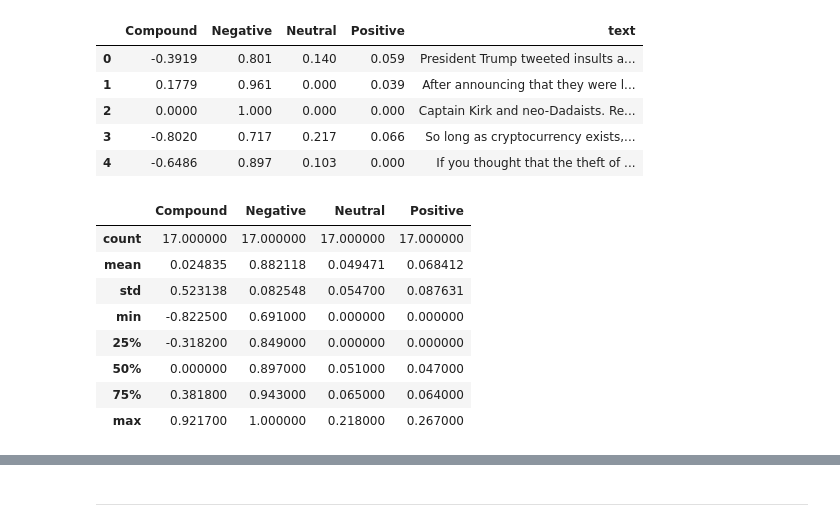
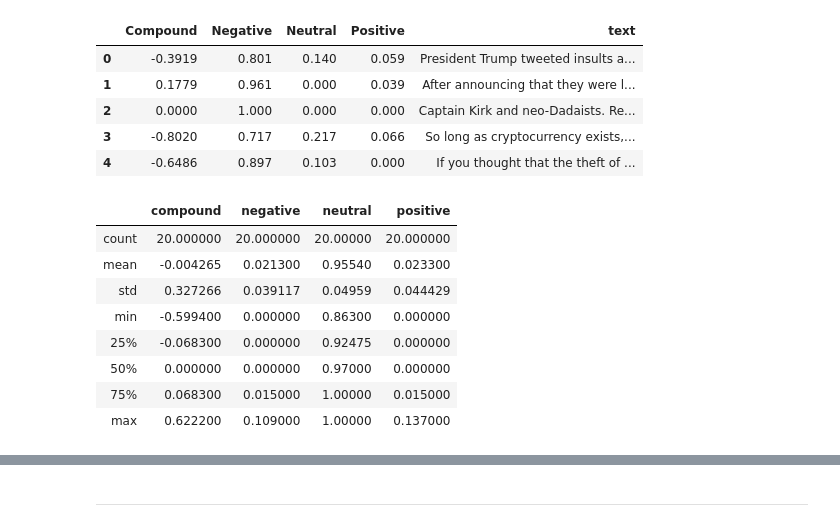
Before and after one commit to GonzaloGarciaContreras/hw12-nlp, a Jupyter notebook: code/crypto_sentiment_ggc.ipynb, the cells around one changed output, grey strips where cells are left out. Cells and saved outputs as stored; diff of their text form; code cells hidden in the pictures.

Commit message:
sentiment

```diff
--- a/code/crypto_sentiment_ggc.ipynb
+++ b/code/crypto_sentiment_ggc.ipynb
@@ -122,0 +125,39 @@ ethereum_articles
+# %%
+# Vader sentiment
+# Create the Bitcoin sentiment scores DataFrame
+#
+
+# Create the sentiment scores DataFrame
+bitcoin_sentiments = []
+
+for article in bitcoin_articles["articles"]:
+    try:
+        text = article["content"]
+        date = article["publishedAt"][:10]
+        sentiment = analyzer.polarity_scores(text)
+        compound = sentiment["compound"]
+        pos = sentiment["pos"]
+        neu = sentiment["neu"]
+        neg = sentiment["neg"]
+
+        bitcoin_sentiments.append({
+            "text": text,
+            "date": date,
+            "compound": compound,
+            "positive": pos,
+            "negative": neg,
+            "neutral": neu
+
+        })
+
+    except AttributeError:
+        pass
+
+# Create DataFrame
+bitcoin_df = pd.DataFrame(bitcoin_sentiments)
+
+# Reorder DataFrame columns
+cols = ["date", "compound", "negative", "neutral", "positive", "text"]
+bitcoin_df = bitcoin_df[cols]
+
+bitcoin_df.tail()
@@ -142,14 +237,15 @@ ethereum_articles
 | 4 | -0.6486 | 0.897 | 0.103 | 0.000 | If you thought that the theft of ... |
 # %%
 # Describe the Bitcoin Sentiment
-# YOUR CODE HERE!
+# Get descriptive stats from the DataFrame
+bitcoin_df.describe()
 # %% [output]
-|  | Compound | Negative | Neutral | Positive |
-| count | 17.000000 | 17.000000 | 17.000000 | 17.000000 |
-| mean | 0.024835 | 0.882118 | 0.049471 | 0.068412 |
-| std | 0.523138 | 0.082548 | 0.054700 | 0.087631 |
-| min | -0.822500 | 0.691000 | 0.000000 | 0.000000 |
-| 25% | -0.318200 | 0.849000 | 0.000000 | 0.000000 |
-| 50% | 0.000000 | 0.897000 | 0.051000 | 0.047000 |
-| 75% | 0.381800 | 0.943000 | 0.065000 | 0.064000 |
-| max | 0.921700 | 1.000000 | 0.218000 | 0.267000 |
+|  | compound | negative | neutral | positive |
+| count | 20.000000 | 20.000000 | 20.00000 | 20.000000 |
+| mean | -0.004265 | 0.021300 | 0.95540 | 0.023300 |
+| std | 0.327266 | 0.039117 | 0.04959 | 0.044429 |
+| min | -0.599400 | 0.000000 | 0.86300 | 0.000000 |
+| 25% | -0.068300 | 0.000000 | 0.92475 | 0.000000 |
+| 50% | 0.000000 | 0.000000 | 0.97000 | 0.000000 |
+| 75% | 0.068300 | 0.015000 | 1.00000 | 0.015000 |
+| max | 0.622200 | 0.109000 | 1.00000 | 0.137000 |
```
Also changed, not shown: parts of 10 cells of this notebook.
